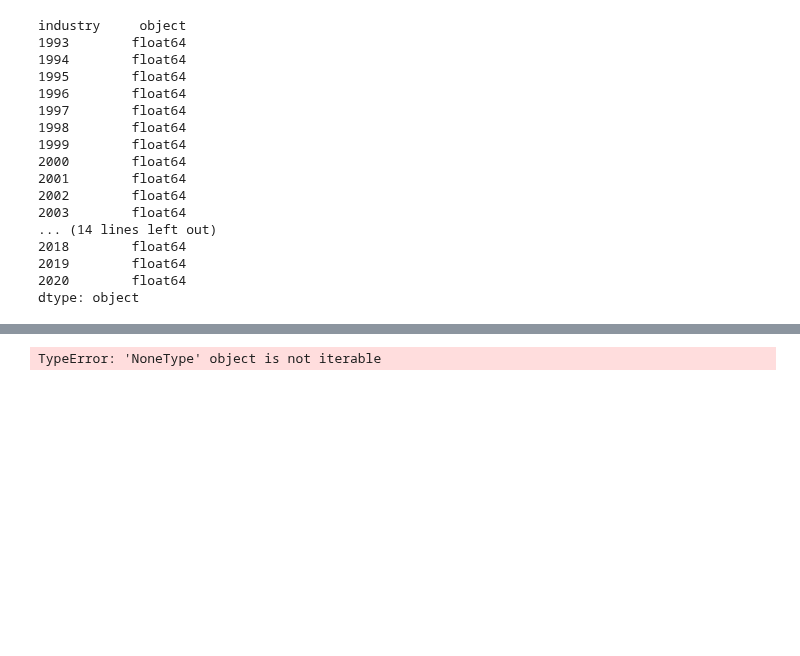
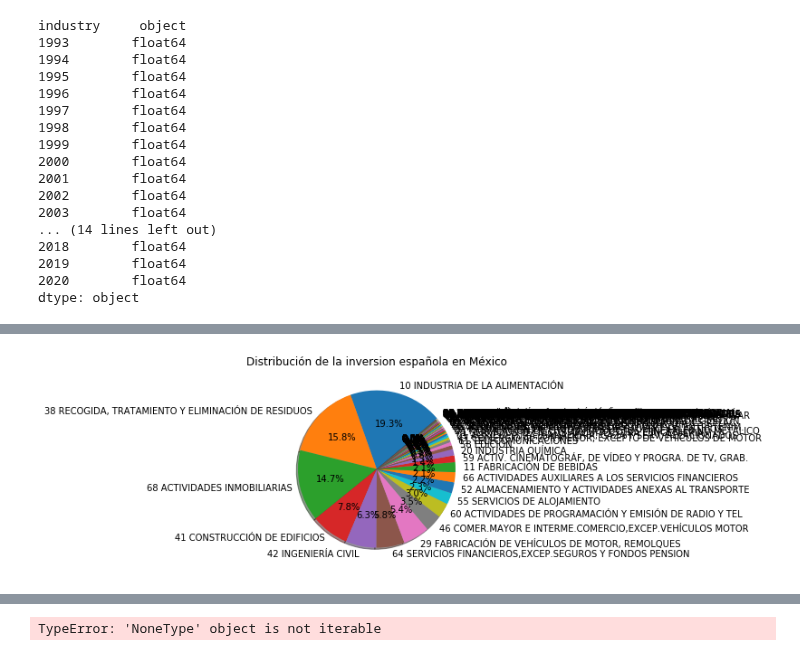
Before and after one commit to Afri-cola/Kschool-TFM, a Jupyter notebook: Inversion ES.ipynb, the cells around one changed output, grey strips where cells are left out. Drawn from its saved outputs; the diff is of its cells as text; code cells hidden in the pictures; blank space fills up the shorter version.

```diff
--- a/Inversion ES.ipynb
+++ b/Inversion ES.ipynb
@@ -61,0 +97,5 @@ dtype: object
+# %%
+sum_investment = df_sum_industry['value'].sum()
+
+for industry  in df_sum_industry:
+    df_sum_industry['% total'] = df_sum_industry['value'] / sum_investment * 100
@@ -62 +120,8 @@ dtype: object
+# %%
+plt.pie(data=df_sum_industry, x='value', labels='industry',
+        autopct='%1.1f%%', shadow=True, startangle=40)
+plt.title('Distribución de la inversion española en México')
+plt.show()
+# %% [output]
+[figure, added]
 # %%
```
Also changed, not shown: parts of 17 cells of this notebook.
